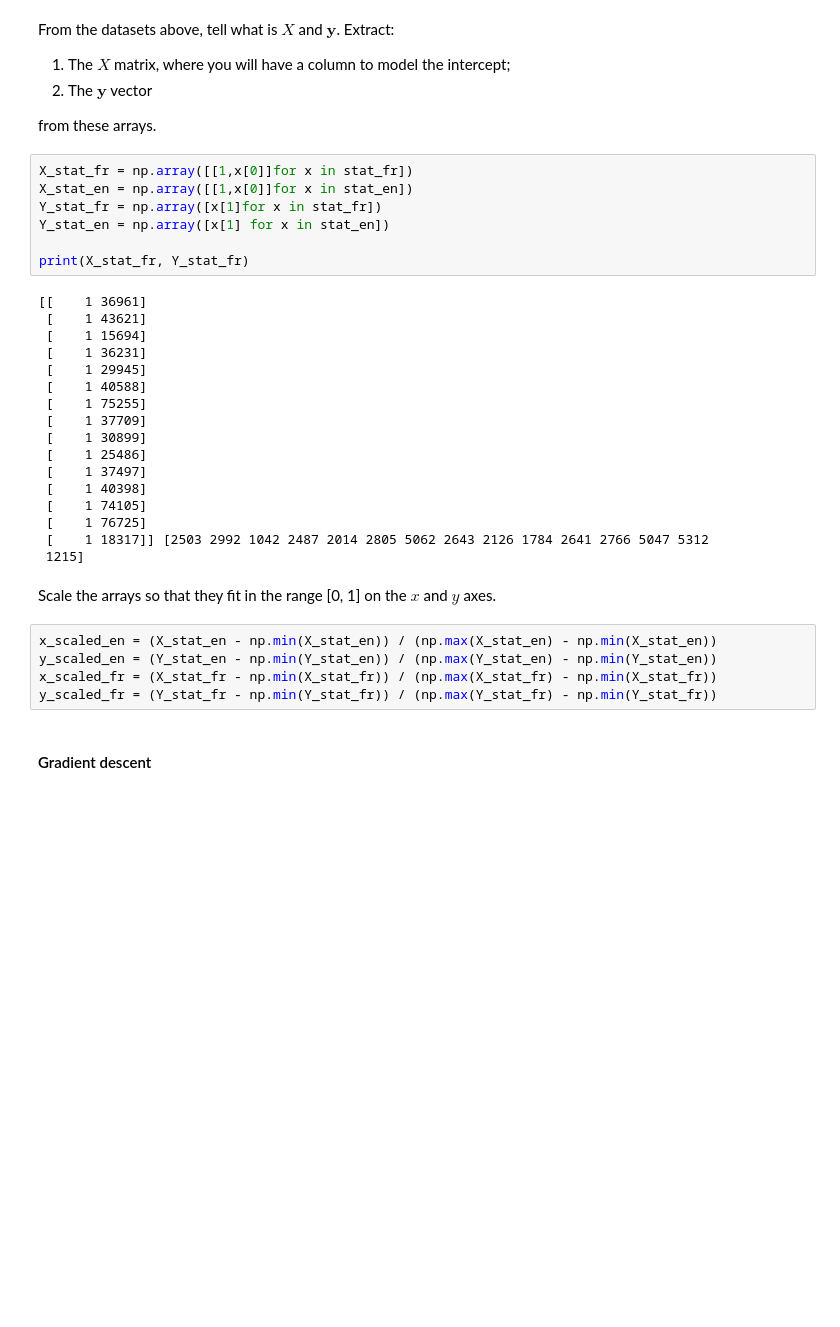
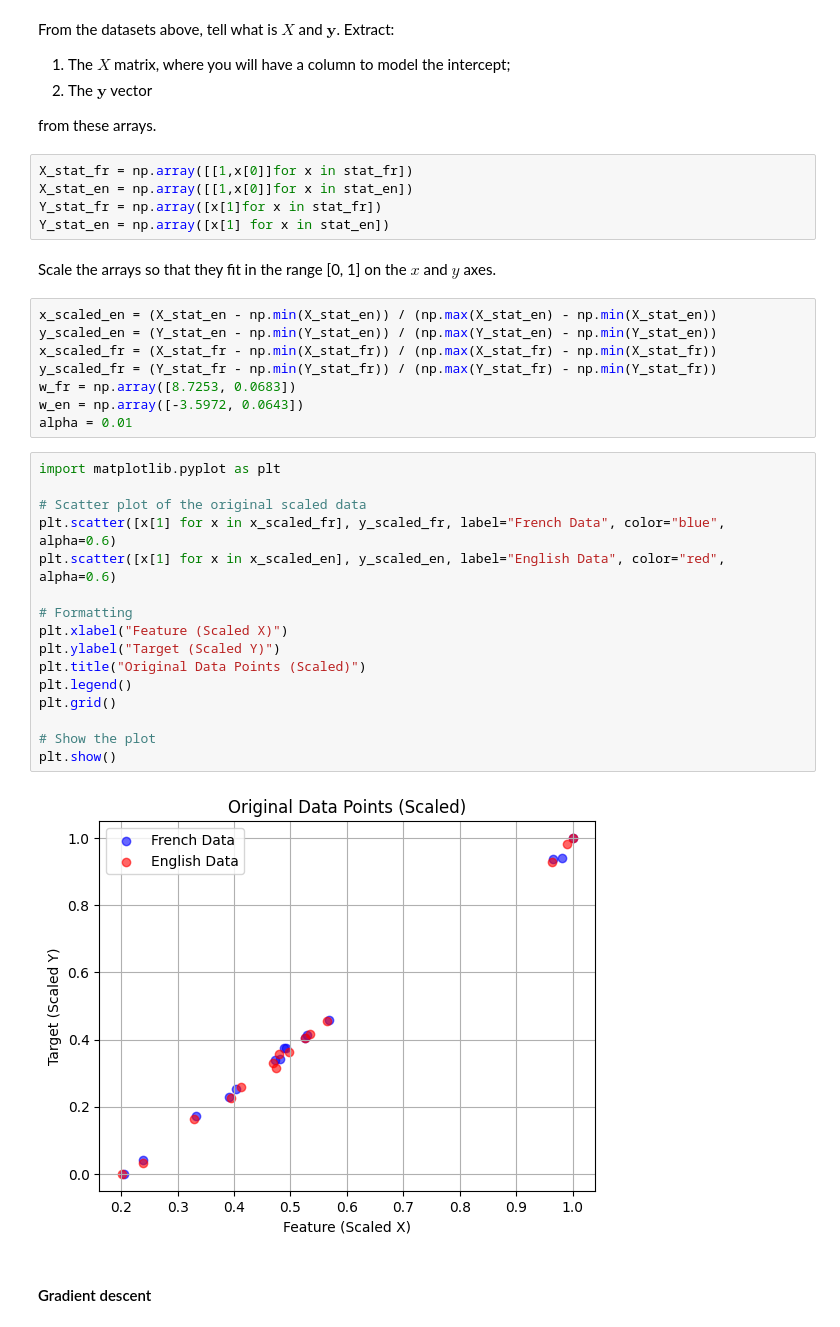
Before and after one commit to Aidan-harrer/AI-Bullshit, a Jupyter notebook: Project_three/ai_lab_perceptron_students.ipynb, the cells around one changed output. Drawn from its saved outputs; the diff is of its cells as text; blank space fills up the shorter version.

```diff
--- a/Project_three/ai_lab_perceptron_students.ipynb
+++ b/Project_three/ai_lab_perceptron_students.ipynb
@@ -116,25 +100,6 @@ X_stat_fr = np.array([[1,x[0]]for x in stat_fr])
 X_stat_en = np.array([[1,x[0]]for x in stat_en])
 Y_stat_fr = np.array([x[1]for x in stat_fr])
 Y_stat_en = np.array([x[1] for x in stat_en])
-
-print(X_stat_fr, Y_stat_fr)
-# %% [output]
-[[    1 36961]
- [    1 43621]
- [    1 15694]
- [    1 36231]
- [    1 29945]
- [    1 40588]
- [    1 75255]
- [    1 37709]
- [    1 30899]
- [    1 25486]
- [    1 37497]
- [    1 40398]
- [    1 74105]
- [    1 76725]
- [    1 18317]] [2503 2992 1042 2487 2014 2805 5062 2643 2126 1784 2641 2766 5047 5312
- 1215]
 # %% [markdown]
 Scale the arrays so that they fit in the range [0, 1] on the $x$ and $y$ axes.
 # %%
@@ -142,6 +107,27 @@ x_scaled_en = (X_stat_en - np.min(X_stat_en)) / (np.max(X_stat_en) - np.min(X_st
 y_scaled_en = (Y_stat_en - np.min(Y_stat_en)) / (np.max(Y_stat_en) - np.min(Y_stat_en))
 x_scaled_fr = (X_stat_fr - np.min(X_stat_fr)) / (np.max(X_stat_fr) - np.min(X_stat_fr))
 y_scaled_fr = (Y_stat_fr - np.min(Y_stat_fr)) / (np.max(Y_stat_fr) - np.min(Y_stat_fr))
+w_fr = np.array([8.7253, 0.0683])
+w_en = np.array([-3.5972, 0.0643])
+alpha = 0.01
+# %%
+import matplotlib.pyplot as plt
+
+# Scatter plot of the original scaled data
+plt.scatter([x[1] for x in x_scaled_fr], y_scaled_fr, label="French Data", color="blue", alpha=0.6)
+plt.scatter([x[1] for x in x_scaled_en], y_scaled_en, label="English Data", color="red", alpha=0.6)
+
+# Formatting
+plt.xlabel("Feature (Scaled X)")
+plt.ylabel("Target (Scaled Y)")
+plt.title("Original Data Points (Scaled)")
+plt.legend()
+plt.grid()
+
+# Show the plot
+plt.show()
+# %% [output]
+[figure, added]
 # %% [markdown]
 #### Gradient descent
 # %% [markdown]
```
Also changed, not shown: parts of 14 cells of this notebook.
